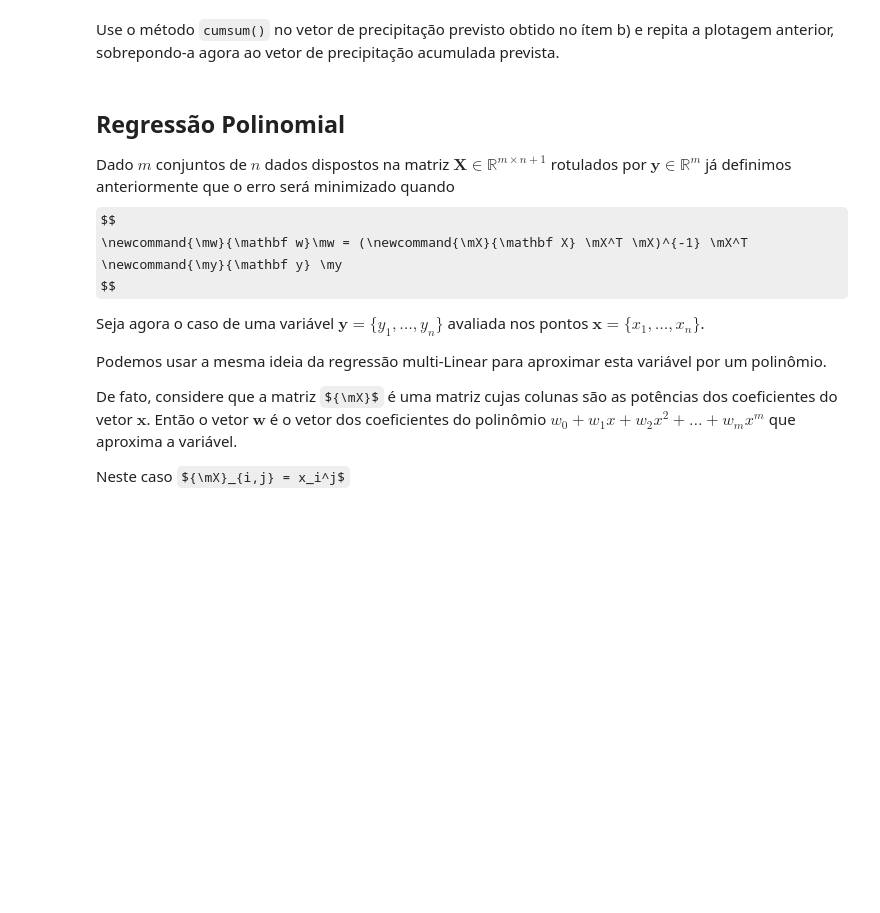
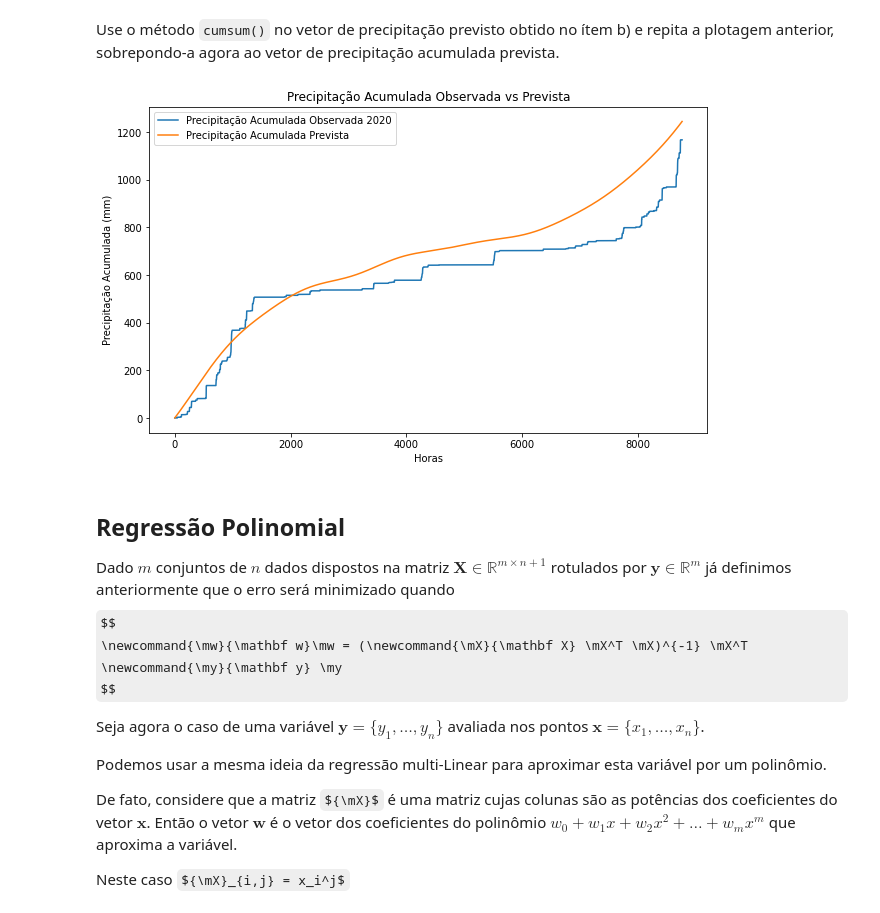
Before and after one commit to KndHvH/367, a Jupyter notebook: POLI/ML/14.05/PECE_AP1_Exercícios_Regressão_Linear_2024(1).ipynb, the cells around one changed output. Drawn from its saved outputs; the diff is of its cells as text; code cells hidden in the pictures; some formulas as TeX source; blank space fills up the shorter version.

````diff
--- a/POLI/ML/14.05/PECE_AP1_Exercícios_Regressão_Linear_2024(1).ipynb
+++ b/POLI/ML/14.05/PECE_AP1_Exercícios_Regressão_Linear_2024(1).ipynb
@@ -575,5 +625,29 @@ plt.plot(precipitacao_acumulada_2020)
 # %% [markdown]
 Use o método ```cumsum()``` no vetor de precipitação previsto obtido no ítem b) e repita a plotagem anterior, sobrepondo-a agora ao vetor de precipitação acumulada prevista.
+# %%
+senos_cossenos_ano = np.concatenate([senos_ano, cossenos_ano], axis=1)
+
+# Preveja a precipitação
+preps_pred = model.predict(senos_cossenos_ano)
+
+data_inicio_acumulado = datetime.datetime.strptime("00:00 2020-01-01", "%H:%M %Y-%m-%d").replace(tzinfo=datetime.timezone.utc)
+delta = data_inicio_acumulado - data_inicial
+hora_inicio_acumulado = int(24 * delta.days + delta.seconds / 3600)
+indice_inicial = np.where(horas_validas == hora_inicio_acumulado)[0][0]
+precipitacao_acumulada_2020 = preps[indice_inicial:indice_inicial + 8766].cumsum()
+
+precipitacao_acumulada_pred = preps_pred.cumsum()
+
+plt.figure(figsize=(10, 6))
+plt.plot(precipitacao_acumulada_2020, label='Precipitação Acumulada Observada 2020')
+plt.plot(precipitacao_acumulada_pred, label='Precipitação Acumulada Prevista')
+plt.xlabel('Horas')
+plt.ylabel('Precipitação Acumulada (mm)')
+plt.title('Precipitação Acumulada Observada vs Prevista')
+plt.legend()
+plt.show()
+# %% [output]
+[figure, added]
 # %% [markdown]
 ## Regressão Polinomial
 
````
Also changed, not shown: parts of 7 cells of this notebook.
